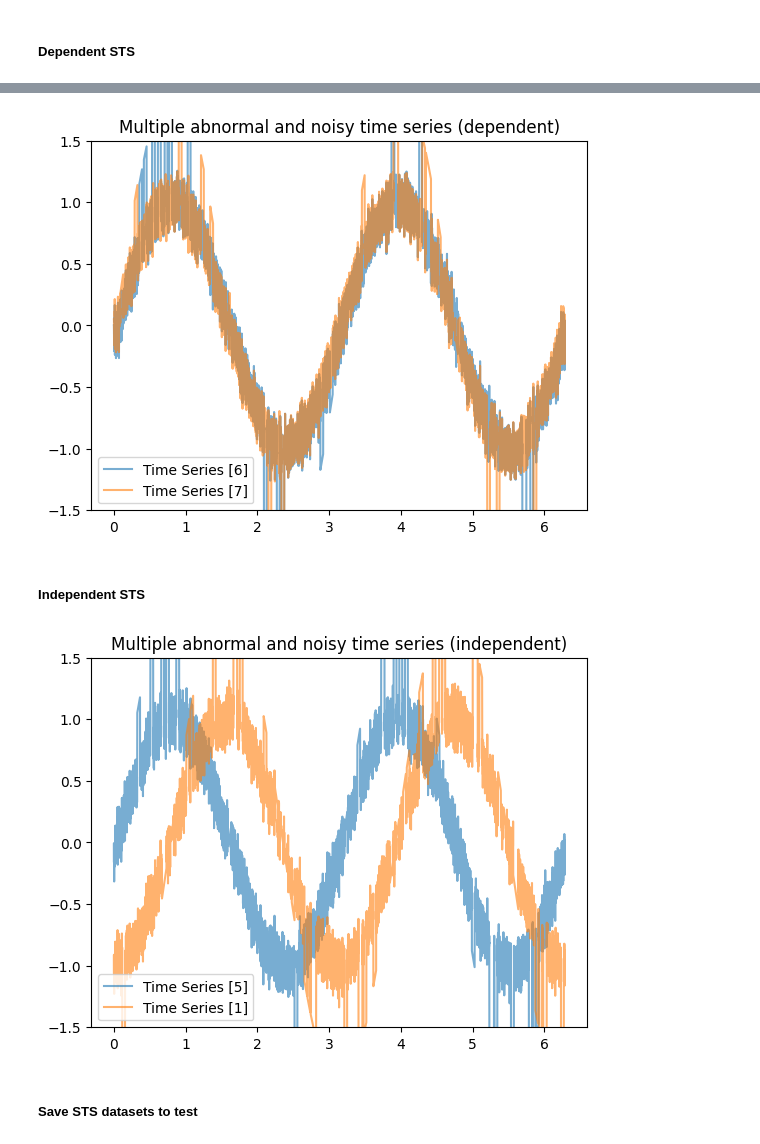
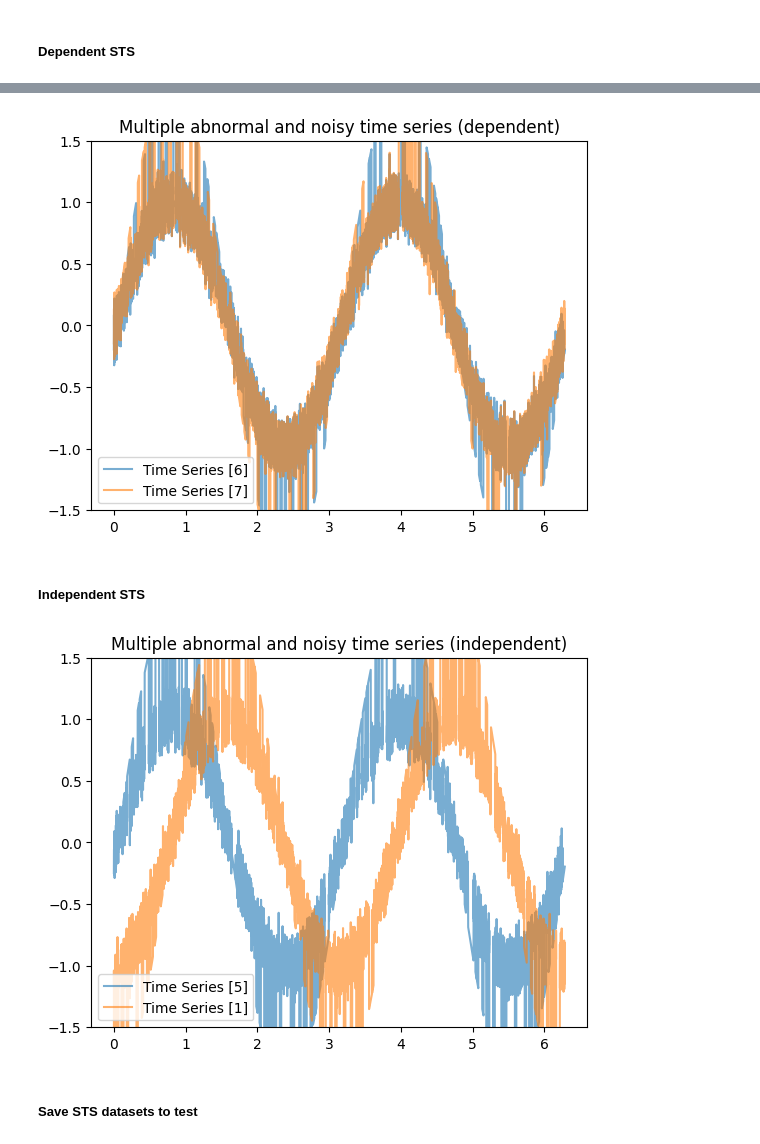
Before and after one commit to CristoferSilva/SyntheticTimeSeriesDataset, a Jupyter notebook: syntheticTimeSeriesDataset.ipynb, the cells around one changed output, grey strips where cells are left out. Saved outputs shown, nothing was run; the diff lists cells and outputs as text; code cells hidden in the pictures.

Commit message:
Increase the number of datapoints

```diff
--- a/syntheticTimeSeriesDataset.ipynb
+++ b/syntheticTimeSeriesDataset.ipynb
@@ -66,7 +58,7 @@ shiftBySeries = {
     'ts7' : 256,
 }
 
-time_series = tmsg.generate_multiple_time_series(time_series_size=8000, shift_numbers=[
+time_series = tmsg.generate_multiple_time_series(time_series_size=16000, shift_numbers=[
     shiftBySeries['ts0'],
     shiftBySeries['ts1'],
     shiftBySeries['ts2'],
@@ -240,8 +232,8 @@ dependent_time_series = tmsg.generate_multiple_time_series_with_noise([time_seri
 ts0_anomaly_overlap = tmsg.generate_time_serie(size=len(time_series[6]), shift_number=shiftBySeries['ts6'], multiplicator= 2)
 ts1_anomaly_overlap = tmsg.generate_time_serie(size=len(time_series[7]), shift_number=shiftBySeries['ts7'], multiplicator= 2)
 
-dependent_time_series[0],test_labels_dependent_1 = tmsg.put_overlap_anomaly_points(time_serie=dependent_time_series[0], amount=20, seriesofAbnormalPoints=[ts0_anomaly_overlap])
-dependent_time_series[1],test_labels_dependent_2 = tmsg.put_overlap_anomaly_points(time_serie=dependent_time_series[1], amount=20, seriesofAbnormalPoints=[ts1_anomaly_overlap])
+dependent_time_series[0],test_labels_dependent_1 = tmsg.put_overlap_anomaly_points(time_serie=dependent_time_series[0], amount=80, seriesofAbnormalPoints=[ts0_anomaly_overlap])
+dependent_time_series[1],test_labels_dependent_2 = tmsg.put_overlap_anomaly_points(time_serie=dependent_time_series[1], amount=80, seriesofAbnormalPoints=[ts1_anomaly_overlap])
 
 #Union Labels
 test_labels_dependent = test_labels_dependent_1.copy()
@@ -251,27 +243,27 @@ tmsg.plot_time_series(time_series=dependent_time_series, time_series_name=['6',
 plt.title("Multiple abnormal and noisy time series (dependent)")
 plt.show()
 # %% [output]
-[figure, old version]
+[figure, new version]
 # %% [markdown]
 ##### Independent STS
 # %%
 independent_time_series = tmsg.generate_multiple_time_series_with_noise([time_series[6], time_series[2]])
 
 ts0_anomaly_overlap = tmsg.generate_time_serie(size=len(time_series[6]), shift_number=shiftBySeries['ts6'], multiplicator= 2)
 ts1_anomaly_overlap = tmsg.generate_time_serie(size=len(time_series[2]), shift_number=shiftBySeries['ts2'], multiplicator= 2)
 
-independent_time_series[0],test_labels_independent_1 = tmsg.put_overlap_anomaly_points(time_serie=independent_time_series[0], amount=25, seriesofAbnormalPoints=[ts0_anomaly_overlap])
-independent_time_series[1],test_labels_independent_2 = tmsg.put_overlap_anomaly_points(time_serie=independent_time_series[1], amount=50, seriesofAbnormalPoints=[ts1_anomaly_overlap])
+independent_time_series[0],test_labels_independent_1 = tmsg.put_overlap_anomaly_points(time_serie=independent_time_series[0], amount=160, seriesofAbnormalPoints=[ts0_anomaly_overlap])
+independent_time_series[1],test_labels_independent_2 = tmsg.put_overlap_anomaly_points(time_serie=independent_time_series[1], amount=160, seriesofAbnormalPoints=[ts1_anomaly_overlap])
 
 #Union Labels
 test_labels_independent = test_labels_independent_1.copy()
 test_labels_independent[test_labels_independent_2 == 1] = 1
 
 tmsg.plot_time_series(time_series=independent_time_series, time_series_name=['5', '1'])
 plt.title("Multiple abnormal and noisy time series (independent)")
 plt.show()
 # %% [output]
-[figure, old version]
+[figure, new version]
 # %% [markdown]
 ##### Save STS datasets to test
 # %%
```
Also changed, not shown: parts of 9 cells of this notebook, 8 other files.
